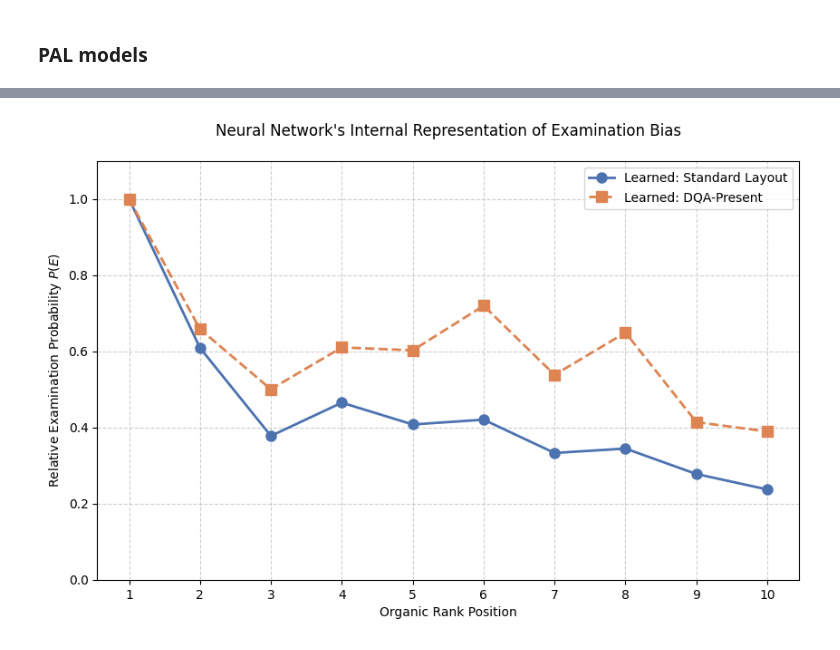
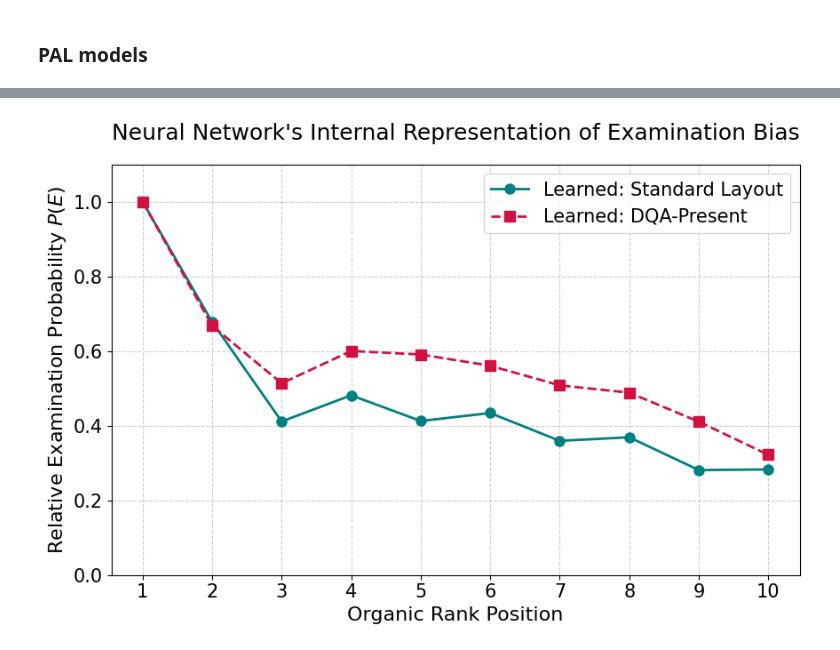
Before and after one commit to Jesperk88/Thesis_masters, a Jupyter notebook: notebooks/SQ3_Model_Evaluation.ipynb, the cells around one changed output, grey strips where cells are left out. Saved outputs shown, nothing was run; the diff lists cells and outputs as text; code cells hidden in the pictures.

Commit message:
Finalizing plots

```diff
--- a/notebooks/SQ3_Model_Evaluation.ipynb
+++ b/notebooks/SQ3_Model_Evaluation.ipynb
@@ -9,6 +9,41 @@ import torch.optim as optim
 from sklearn.linear_model import LogisticRegression
 from sklearn.metrics import roc_auc_score, log_loss
 from sklearn.model_selection import GroupShuffleSplit
+import random
+
+def set_deep_learning_seed(seed=42):
+    """Locks down randomness for Python, NumPy, and PyTorch."""
+    # 1. Base Python & Environment
+    random.seed(seed)
+    os.environ['PYTHONHASHSEED'] = str(seed)
+
+    # 2. NumPy
+    np.random.seed(seed)
+
+    # 3. PyTorch (CPU & GPU)
+    torch.manual_seed(seed)
+    if torch.cuda.is_available():
+        torch.cuda.manual_seed(seed)
+        torch.cuda.manual_seed_all(seed)
+
+        # Force deterministic CuDNN behavior
+        torch.backends.cudnn.deterministic = True
+        torch.backends.cudnn.benchmark = False
+
+    print(f"Deep learning deterministic seed set to {seed}.")
+
+# Execute immediately
+set_deep_learning_seed(42)
+
+plt.rcParams.update({
+    'font.size': 16,          # Global standard font size
+    'axes.titlesize': 18,     # Title of the plot
+    'axes.labelsize': 16,     # X and Y axis labels (e.g., "Row", "Click Percentage")
+    'xtick.labelsize': 15,    # The numbers on the X axis
+    'ytick.labelsize': 15,    # The numbers on the Y axis
+    'legend.fontsize': 15,    # The legend text
+    'legend.title_fontsize': 16 # The legend title
+})
 
 sys.path.append(os.path.abspath('..'))
 from src.data_preprocessing import get_modeling_datasets
@@ -261,34 +300,34 @@ def get_learned_probabilities(model, max_pos=10):
             # For the DQA model, we simulate a 'DQA Present' environment
             features.append(torch.ones(max_pos, 1))
 
         exam_input = torch.cat(features, dim=1)
         # The output of the MLP is P(E)
         prob_exam = model.exam_mlp(exam_input).numpy().flatten()
 
     # Normalize by the first position so Rank 1 = 1.0 (Same as SQ2)
     return prob_exam / prob_exam[0]
 
 # Generate the comparison plot
 plt.figure(figsize=(10, 6))
 
 # Get curves from both trained models
 standard_curve = get_learned_probabilities(pal_standard)
 dqa_curve = get_learned_probabilities(pal_dqa)
 
 plt.plot(range(1, 11), standard_curve, marker='o', markersize=8,
-         linestyle='-', linewidth=2, color='#4C72B0', label='Learned: Standard Layout')
+         linestyle='-', linewidth=2, color='#008080', label='Learned: Standard Layout')
 plt.plot(range(1, 11), dqa_curve, marker='s', markersize=8,
-         linestyle='--', linewidth=2, color='#DD8452', label='Learned: DQA-Present')
+         linestyle='--', linewidth=2, color='#D11141', label='Learned: DQA-Present')
 
 plt.title("Neural Network's Internal Representation of Examination Bias", pad=20)
 plt.xlabel("Organic Rank Position")
 plt.ylabel("Relative Examination Probability $P(E)$")
 plt.xticks(range(1, 11))
 plt.ylim(0, 1.1)
 plt.legend()
 plt.grid(True, linestyle='--', alpha=0.6)
 
-plt.savefig('learned_bias_comparison.pdf', bbox_inches='tight')
+plt.savefig('Fig_4 learned_bias_comparison.pdf', bbox_inches='tight')
 plt.show()
 # %% [output]
-[figure, old version]
+[figure, new version]
```
Also changed, not shown: parts of 4 cells of this notebook, 11 other files.
